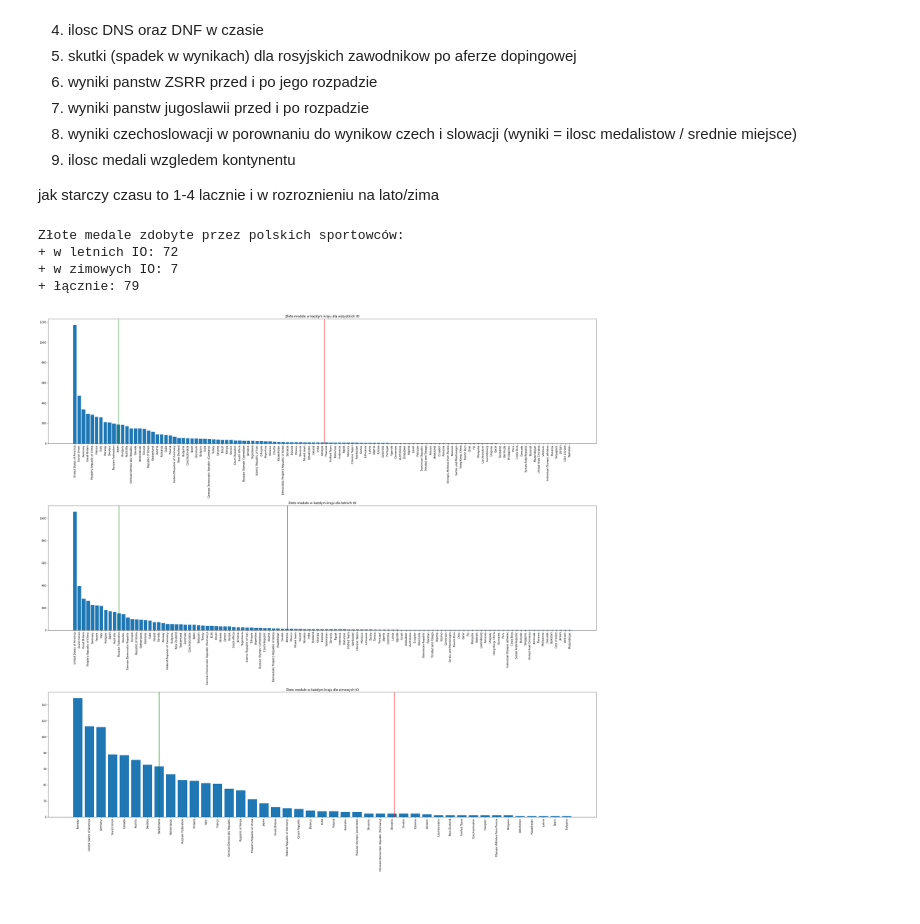
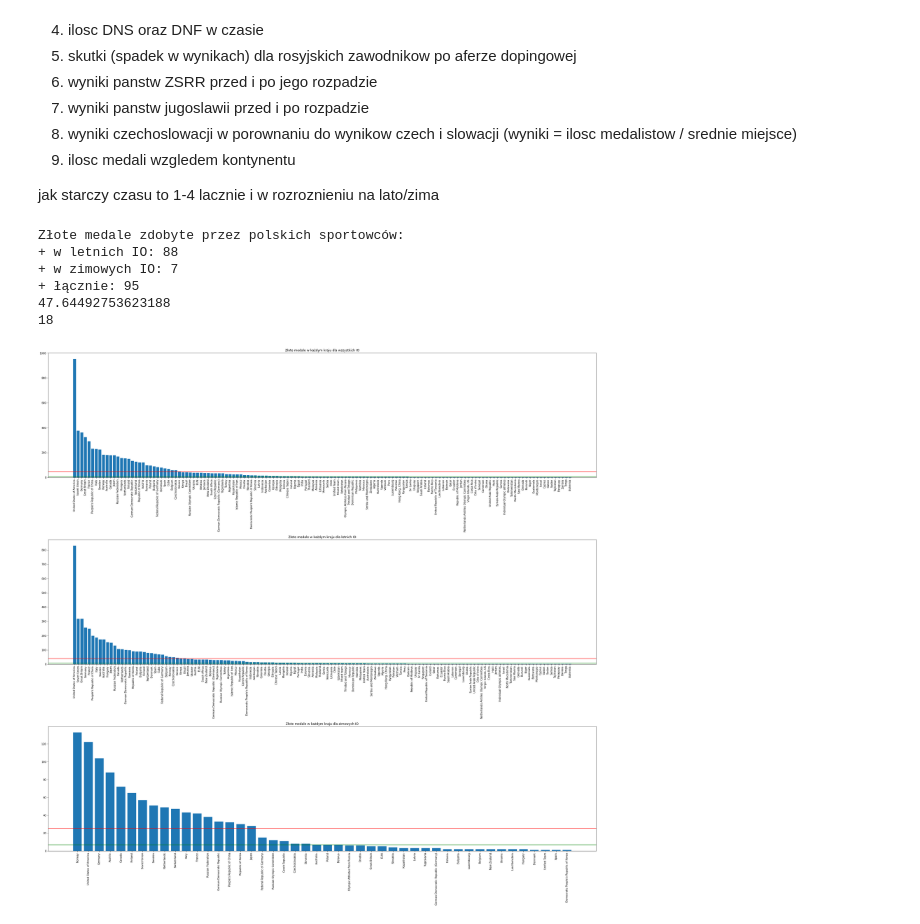
Before and after one commit to mihawb/olympics-ds, a Jupyter notebook: analysis/allGamesAnalysis.ipynb, the cells around one changed output. Drawn from its saved outputs; the diff is of its cells as text; code cells hidden in the pictures.

```diff
--- a/analysis/allGamesAnalysis.ipynb
+++ b/analysis/allGamesAnalysis.ipynb
@@ -82,29 +82,35 @@ ilosc sportow na zimowych IO byla przedzialami stala, tylko w pewnych momentach
 
 jak starczy czasu to 1-4 lacznie i w rozroznieniu na lato/zima
 # %%
-def goldMedalsByCountry(inScoresDF):
-	return inScoresDF[~inScoresDF.Country.where(inScoresDF.Place == 1).isnull()].Country.value_counts()
+def goldMedalsByCountry(inScoresDF, place):
+	return inScoresDF[~inScoresDF.Country.where(inScoresDF.Place == place).isnull()].Country.value_counts()
 
-aGoldByCountry = goldMedalsByCountry(allScores)
-sGoldByCountry = goldMedalsByCountry(summerScores)
-wGoldByCountry = goldMedalsByCountry(winterScores)
+p = 2
+aGoldByCountry = goldMedalsByCountry(allScores, p)
+sGoldByCountry = goldMedalsByCountry(summerScores, p)
+wGoldByCountry = goldMedalsByCountry(winterScores, p)
 
 print(f'Złote medale zdobyte przez polskich sportowców:\n+ w letnich IO: {sGoldByCountry.Poland}\n+ w zimowych IO: {wGoldByCountry.Poland}\n+ łącznie: {aGoldByCountry.Poland}')
+print(aGoldByCountry.mean())
+print(aGoldByCountry.Slovakia)
 
 plt.figure(figsize = (30,30), constrained_layout = True)
 for i, df in enumerate([aGoldByCountry, sGoldByCountry, wGoldByCountry]):
 	plt.subplot(3,1,i+1)
 	plt.bar(df.keys(), df.values)
 	plt.xticks(rotation=90)
 	if i == 0: 	 plt.title('Złote medale w każdym kraju dla wszystkich IO')
 	elif i == 1: plt.title('Złote medale w każdym kraju dla letnich IO')
 	else: 		 plt.title('Złote medale w każdym kraju dla zimowych IO')
-	plt.axvline(df.median(), color='green')
-	plt.axvline(df.mean(), color='red')
+	plt.axhline(y = df.median(), color = 'green', linestyle = '-')
+	plt.axhline(y = df.mean(), color = 'red', linestyle = '-')
 	# green -> median, red -> mean
+plt.show()
 # %% [output]
 Złote medale zdobyte przez polskich sportowców:
-+ w letnich IO: 72
++ w letnich IO: 88
 + w zimowych IO: 7
-+ łącznie: 79
++ łącznie: 95
+47.64492753623188
+18
-[figure, old version]
+[figure, new version]
```
Also changed, not shown: parts of 7 cells of this notebook.
